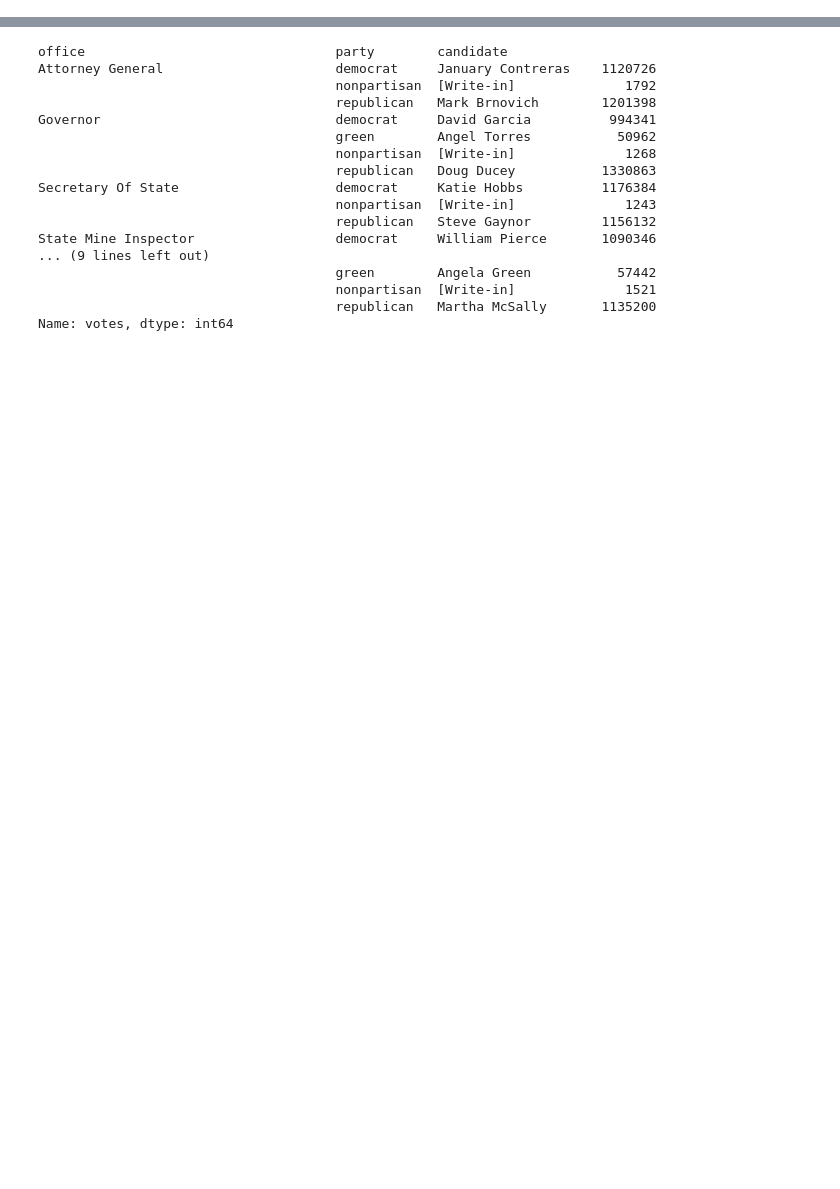
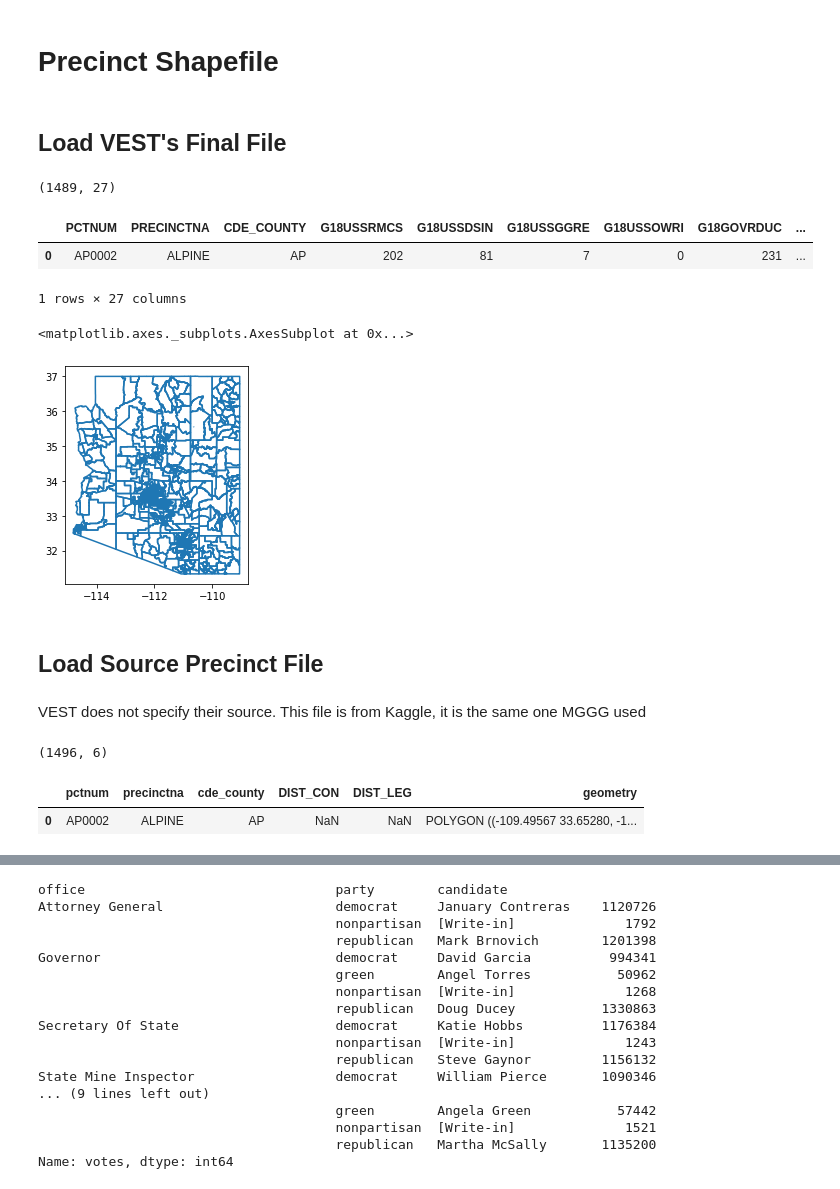
Before and after one commit to nonpartisan-redistricting-datahub/pdv-az, a Jupyter notebook: vest-az-2018/az_vest_2018.ipynb, the cells around one changed output, grey strips where cells are left out. Drawn from its saved outputs; the diff is of its cells as text; code cells hidden in the pictures; blank space fills up the shorter version.

```diff
--- a/vest-az-2018/az_vest_2018.ipynb
+++ b/vest-az-2018/az_vest_2018.ipynb
@@ -2,0 +20,25 @@ import pandas as pd
+# %% [markdown]
+# Precinct Shapefile
+# %% [markdown]
+## Load VEST's Final File
+# %%
+vest_shp = gp.read_file("./raw-from-source/az_2018/az_2018.shp")
+# %%
+vest_shp.shape
+# %% [output]
+(1489, 27)
+# %%
+vest_shp.head(1)
+# %% [output]
+|  | PCTNUM | PRECINCTNA | CDE_COUNTY | G18USSRMCS | G18USSDSIN | G18USSGGRE | G18USSOWRI | G18GOVRDUC | ... |
+| 0 | AP0002 | ALPINE | AP | 202 | 81 | 7 | 0 | 231 | ... |
+1 rows × 27 columns
+# %%
+vest_shp.boundary.plot()
+# %% [output]
+<matplotlib.axes._subplots.AxesSubplot at 0x...>
+[figure, added]
+# %% [markdown]
+## Load Source Precinct File
+# %% [markdown]
+VEST does not specify their source. This file is from Kaggle, it is the same one MGGG used
@@ -2,0 +47,9 @@ import pandas as pd
+# %%
+precincts.shape
+# %% [output]
+(1496, 6)
+# %%
+precincts.head(1)
+# %% [output]
+|  | pctnum | precinctna | cde_county | DIST_CON | DIST_LEG | geometry |
+| 0 | AP0002 | ALPINE | AP | NaN | NaN | POLYGON ((-109.49567 33.65280, -1... |
```
Also changed, not shown: parts of 250 cells of this notebook, 1 other file.
